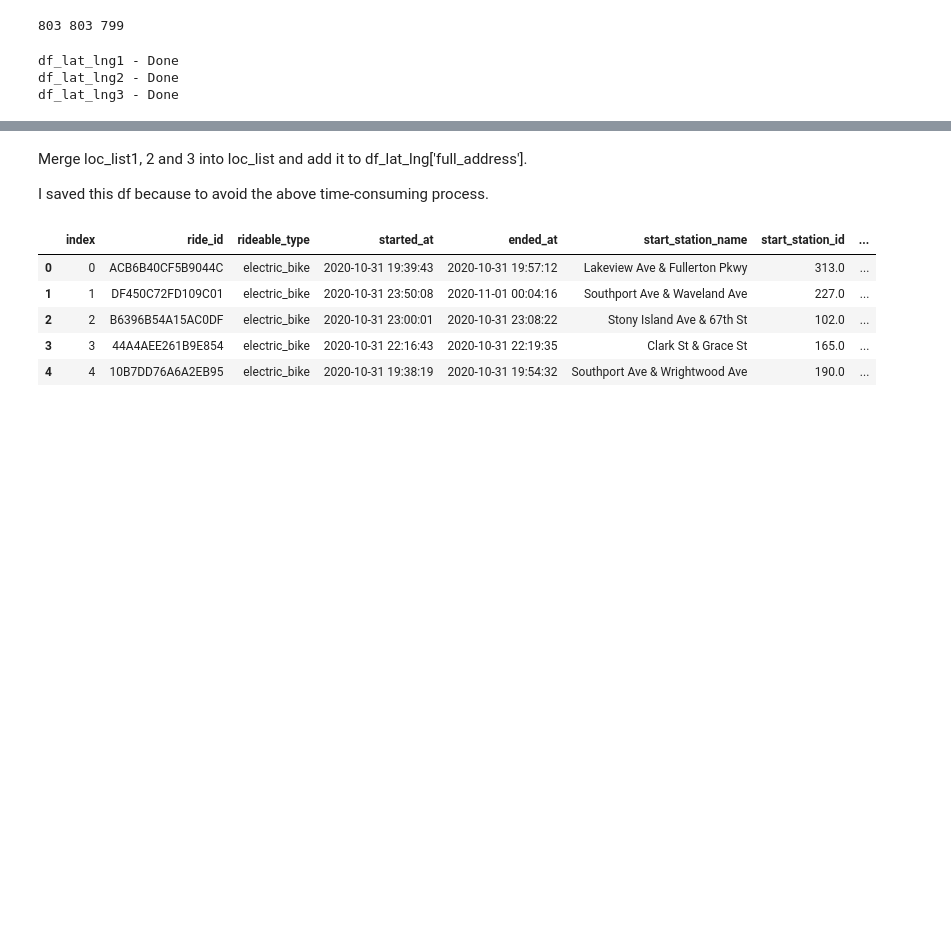
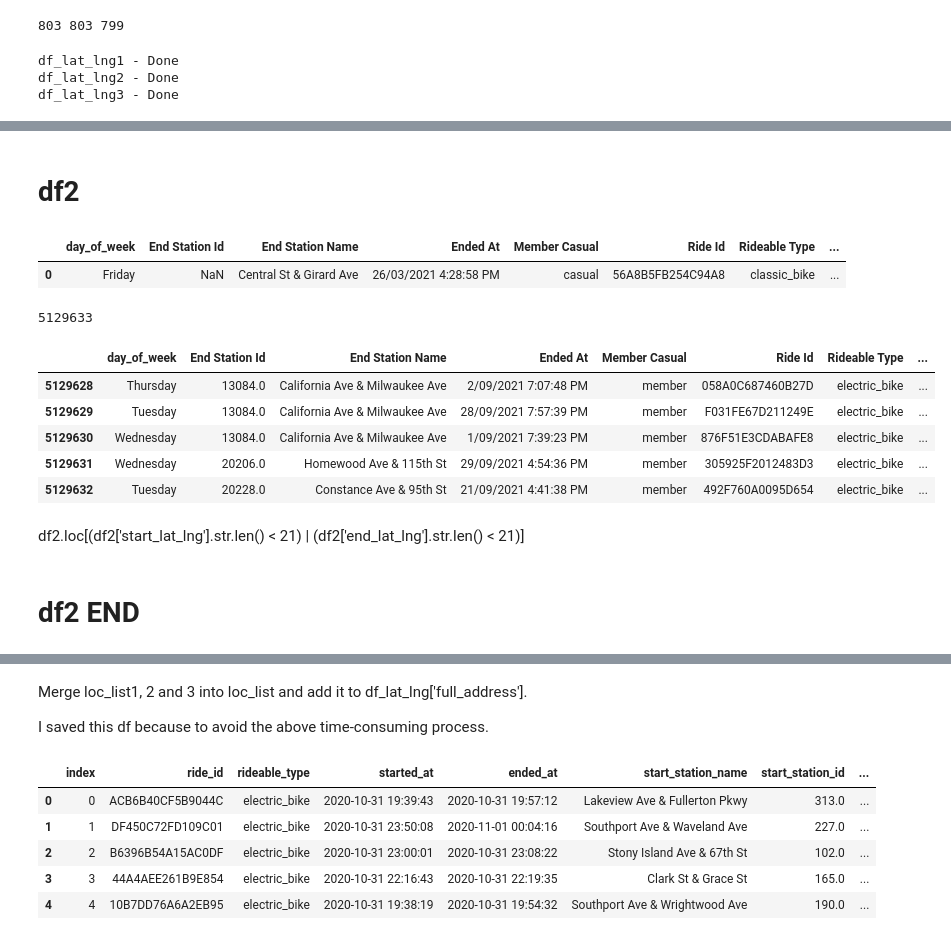
Before and after one commit to slothpunch/Portfolio, a Jupyter notebook: 5. Google Data Analytics/search_zip_codes.ipynb, the cells around one changed output, grey strips where cells are left out. Drawn from its saved outputs; the diff is of its cells as text; code cells hidden in the pictures; blank space fills up the shorter version.

```diff
--- a/5. Google Data Analytics/search_zip_codes.ipynb
+++ b/5. Google Data Analytics/search_zip_codes.ipynb
@@ -166,0 +305,5 @@ df_lat_lng3 - Done
+# %%
+wrong_dict = {'index' : [], 'start_lat_lng': [], 'end_lat_lng': [], 'address' : [], 'zip_code' : []}
+
+for i in range(len(df3)):
+    if (len(df3['zip_code'][i]) != 5) & (re.search('^60', df3['zip_code'][i]) == None):
@@ -166,0 +328,47 @@ df_lat_lng3 - Done
+# %%
+# lists in a dictionary
+wrong_dict = {'index' : [], 'start_lat_lng': [], 'end_lat_lng': [], 'address' : [], 'zip_code' : []}
+
+for i in range(len(df1)):
+    # Find any zip code not starting with 60
+    if re.search('^60', df1['zip_code'][i]) == None:
+#     if re.search('.60', df1['full_address'][i]) == None: # wrong
+        # Store their index, start_lat_lng, end_lat_lng, and full_address into err_dict
+        wrong_dict['index'].append(df1['index'][i])
+        wrong_dict['start_lat_lng'].append(df1['start_lat_lng'][i])
+        wrong_dict['end_lat_lng'].append(df1['end_lat_lng'][i])
+        wrong_dict['address'].append(df1['full_address'][i])
+        wrong_dict['zip_code'].append(df1['zip_code'][i])
+wrong_dict
+# %% [markdown]
+# df2
+# %%
+df2['start_lat_lng'] = df2['Start Lat'].astype(str).str[:10]+', '+df2['Start Lng'].astype(str).str[:11]
+df2['end_lat_lng'] = df2['End Lat'].astype(str).str[:10]+', '+df2['End Lng'].astype(str).str[:11]
+df2.head(1)
+# %% [output]
+|  | day_of_week | End Station Id | End Station Name | Ended At | Member Casual | Ride Id | Rideable Type | ... |
+| 0 | Friday | NaN | Central St & Girard Ave | 26/03/2021 4:28:58 PM | casual | 56A8B5FB254C94A8 | classic_bike | ... |
+# %%
+# Calculate the distance between coordinates
+dist_list = []
+# 2008 - 2037
+for i in range(len(df2)):
+    dist_list.append(geodesic(df2.loc[i, 'start_lat_lng'], df2.loc[i, 'end_lat_lng']).m)
+# %%
+len(dist_list)
+# %% [output]
+5129633
+# %%
+df2['distance_m'] = dist_list
+df2['distance_m'] = round(df2['distance_m'],2)
+df2.tail()
+# %% [output]
+|  | day_of_week | End Station Id | End Station Name | Ended At | Member Casual | Ride Id | Rideable Type | ... |
+| 5129628 | Thursday | 13084.0 | California Ave & Milwaukee Ave | 2/09/2021 7:07:48 PM | member | 058A0C687460B27D | electric_bike | ... |
+| 5129629 | Tuesday | 13084.0 | California Ave & Milwaukee Ave | 28/09/2021 7:57:39 PM | member | F031FE67D211249E | electric_bike | ... |
+| 5129630 | Wednesday | 13084.0 | California Ave & Milwaukee Ave | 1/09/2021 7:39:23 PM | member | 876F51E3CDABAFE8 | electric_bike | ... |
+| 5129631 | Wednesday | 20206.0 | Homewood Ave & 115th St | 29/09/2021 4:54:36 PM | member | 305925F2012483D3 | electric_bike | ... |
+| 5129632 | Tuesday | 20228.0 | Constance Ave & 95th St | 21/09/2021 4:41:38 PM | member | 492F760A0095D654 | electric_bike | ... |
+# %% [markdown]
+df2.loc[(df2['start_lat_lng'].str.len() < 21) | (df2['end_lat_lng'].str.len() < 21)]
@@ -166,0 +377,2 @@ df_lat_lng3 - Done
+# %% [markdown]
+# df2 END
```
Also changed, not shown: parts of 39 cells of this notebook.
